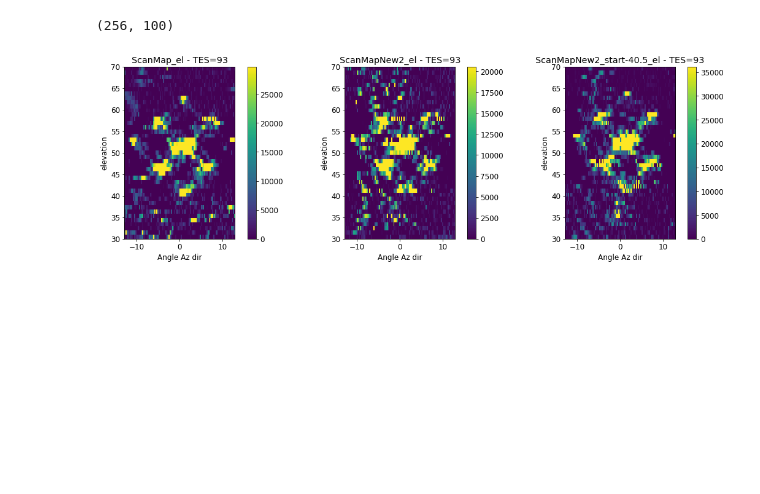
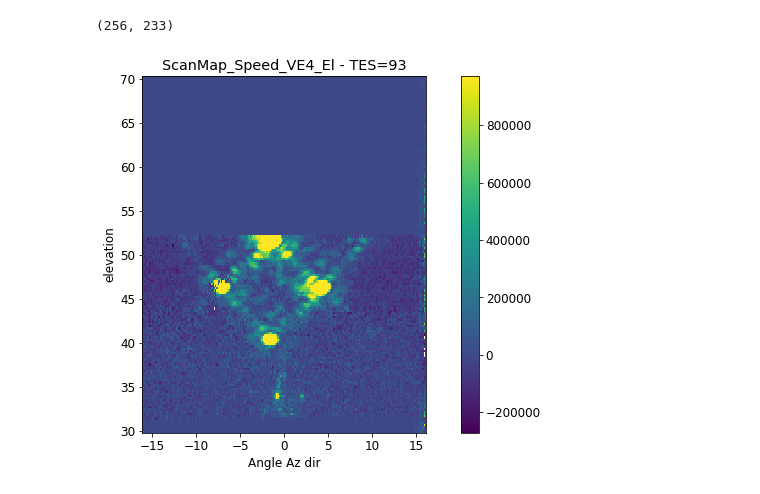
Before and after one commit to qubicsoft/qubic, a Jupyter notebook: qubic/scripts/Calibration/Read_Multiple_scans.ipynb, the cells around one changed output. Cells and saved outputs as stored; diff of their text form; code cells hidden in the pictures; blank space fills up the shorter version.

```diff
--- a/qubic/scripts/Calibration/Read_Multiple_scans.ipynb
+++ b/qubic/scripts/Calibration/Read_Multiple_scans.ipynb
@@ -44,35 +75,30 @@ for nn in names:
 # %%
-data = np.array(FitsArray(allfiles[0][0]))
+data = np.array(FitsArray(allfiles[0]))
 sh = np.shape(data)
 print sh
 # %% [output]
-(256, 100)
+(256, 233)
 # %%
-alldata = []
-for i in xrange(len(names)):
-    thedata = np.zeros((len(el), sh[0], sh[1]))
-    for j in xrange(len(el)):
-        data = np.array(FitsArray(allfiles[i][j]))
-        thedata[j,:,:] = (data.T-np.median(data,axis=1)).T
-    alldata.append(thedata)
+alldata = np.zeros((len(allels), sh[0], sh[1]))
+for j in xrange(len(allfiles)):
+    data = np.array(FitsArray(allfiles[j]))
+    alldata[j,:,:] = (data.T-np.median(data,axis=1)).T
 # %%
 ### Nice 61, 93!!!, 106, 184, 186, 191
 
-rc('figure',figsize=(16,5))
+rc('figure',figsize=(10,6))
 TESNum = 93
-for i in xrange(len(names)):
-    subplot(1,3,i+1)
-    img = alldata[i][:,TESNum-1,:]
-    med = np.median(img)
-    img -= med
-    mm, ss = ft.meancut(img, 10)
-    ns = 2
-    imshow(img, extent=[-20*cos(np.radians(50)),20*cos(np.radians(50)), np.min(allels[0]), np.max(allels[0])], vmin=0, vmax=ns*ss, cmap='viridis')
-    #imshow(np.log10(img), extent=[-20,20, np.min(allels[0]), np.max(allels[0])], vmin=-1, vmax=4, cmap='viridis')
-    xlabel('Angle Az dir')
-    ylabel('elevation')
-    colorbar()
-    title(names[i]+' - TES='+str(TESNum))
-    tight_layout()
+img = np.flip(alldata[:,TESNum-1,:], axis=1)
+med = np.median(img)
+img -= med
+mm, ss = ft.meancut(img, 10)
+ns = 10
+imshow(img, extent=[np.min(allangs),np.max(allangs), np.min(allels)-0.5, np.max(allels)+0.5],
+       vmin=mm-3*ss, vmax=mm+ns*ss, cmap='viridis', origin='lower', aspect='equal')
+xlabel('Angle Az dir')
+ylabel('elevation')
+colorbar()
+title(names+' - TES='+str(TESNum))
+tight_layout()
 # %% [output]
-[figure, old version]
+[figure, new version]
```
Also changed, not shown: parts of 10 cells of this notebook, 3 other files.
